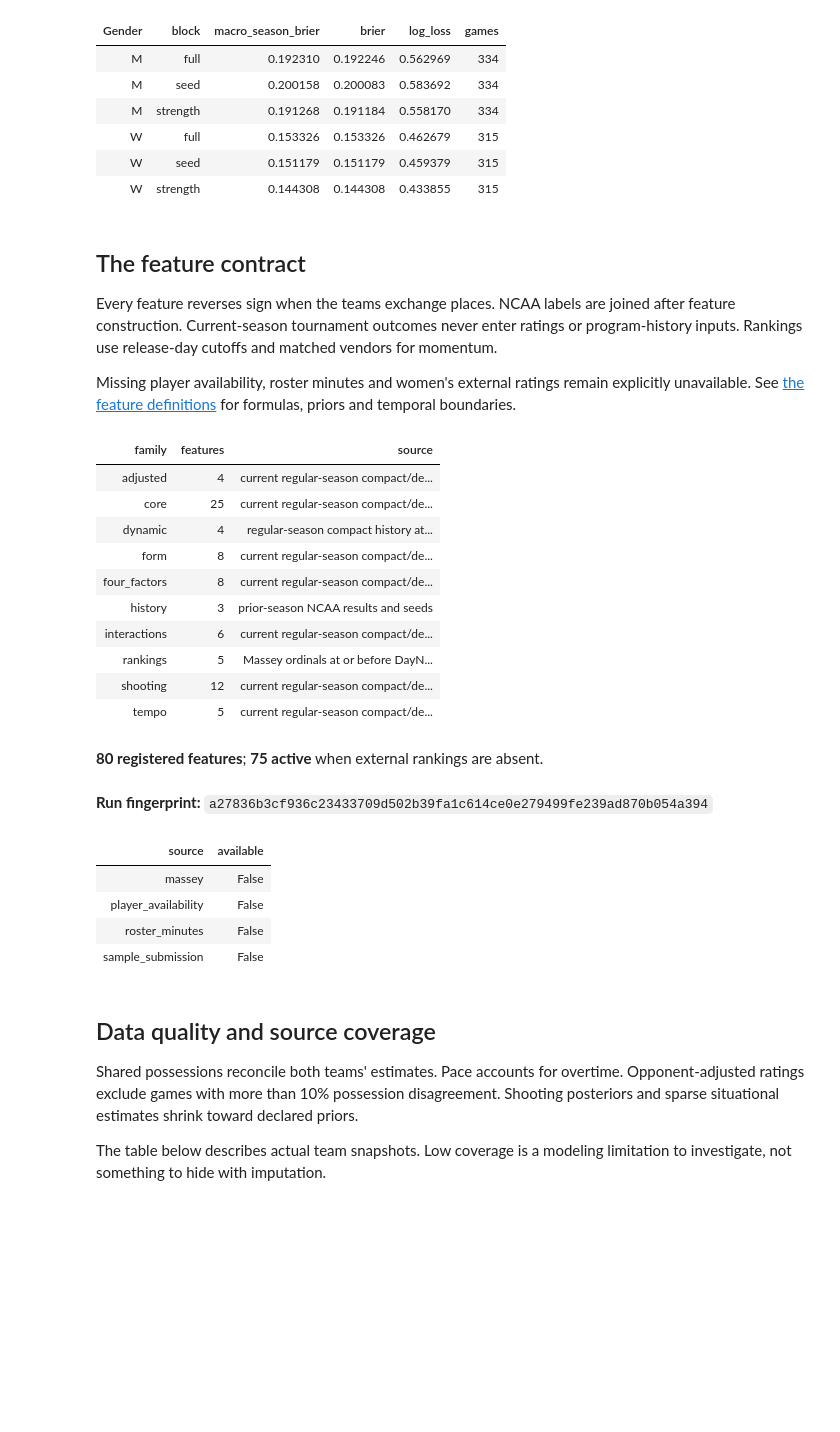
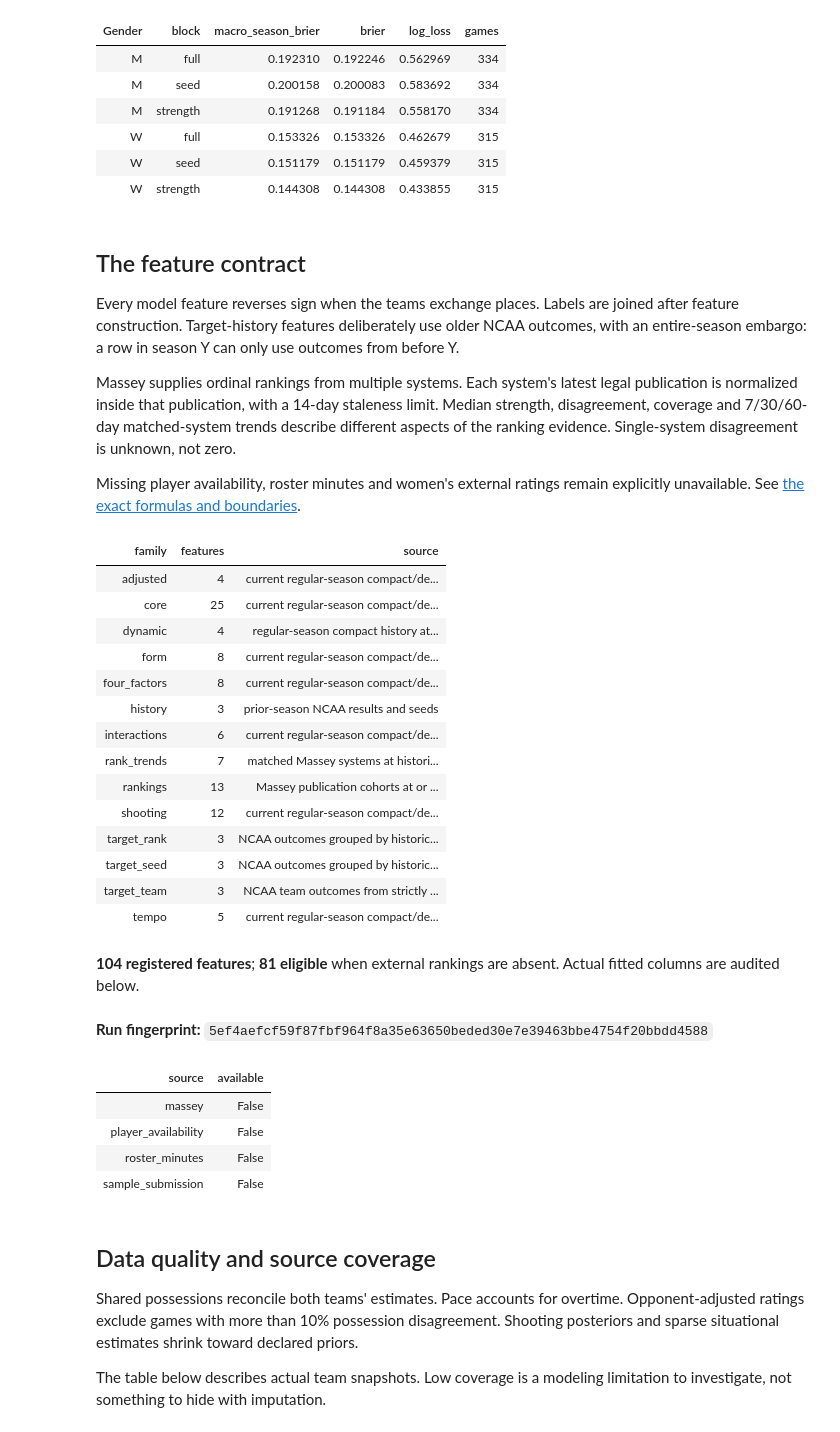
Before and after one commit to alvaromendizabal/march-machine-learning-mania-2026, a Jupyter notebook: notebooks/02_feature_store_and_diagnostics.ipynb, the cells around one changed output. Cells and saved outputs as stored; diff of their text form; code cells hidden in the pictures; blank space fills up the shorter version.

```diff
--- a/notebooks/02_feature_store_and_diagnostics.ipynb
+++ b/notebooks/02_feature_store_and_diagnostics.ipynb
@@ -26,6 +26,11 @@ plt.rcParams.update({"font.family": "DejaVu Sans", "font.size": 11,
 
 def review_source(name):
     local, recorded = ROOT / "outputs" / name, ROOT / "reports" / name
+    if (local / "latest.json").exists():
+        pointer = json.loads((local / "latest.json").read_text())
+        assert pointer["directory"] == pointer["fingerprint"] and len(pointer["directory"]) == 64
+        assert all(c in "0123456789abcdef" for c in pointer["directory"])
+        local = local / pointer["directory"]
     if (local / "summary.json").exists():
         summary = json.loads((local / "summary.json").read_text())
         if summary.get("status") == "completed":
@@ -51,5 +56,8 @@ display(HTML("""<style>.research-table{border-collapse:collapse;font:13px/1.5 Ar
 .research-table th{background:#14243b;color:white;text-align:left;padding:10px}
 .research-table td{padding:8px 10px;border-bottom:1px solid #e1e7ef}
 .research-table tr:nth-child(even){background:#f1f6f8}</style>"""))
+
+if RESULTS is not None:
+    display(Markdown(f"**Resolved report:** `{RESULTS / 'report.html'}`"))
 # %% [output]
 **Evidence source:** completed local run.
@@ -74,32 +83,38 @@ table(prior.query("model == 'logistic' and block in ['seed', 'strength', 'full']
 # %% [markdown]
 ## The feature contract
 
-Every feature reverses sign when the teams exchange places. NCAA labels are joined after feature construction. Current-season tournament outcomes never enter ratings or program-history inputs. Rankings use release-day cutoffs and matched vendors for momentum.
+Every model feature reverses sign when the teams exchange places. Labels are joined after feature construction. Target-history features deliberately use older NCAA outcomes, with an entire-season embargo: a row in season Y can only use outcomes from before Y.
 
-Missing player availability, roster minutes and women's external ratings remain explicitly unavailable. See [the feature definitions](../docs/feature_store.md) for formulas, priors and temporal boundaries.
+Massey supplies ordinal rankings from multiple systems. Each system's latest legal publication is normalized inside that publication, with a 14-day staleness limit. Median strength, disagreement, coverage and 7/30/60-day matched-system trends describe different aspects of the ranking evidence. Single-system disagreement is unknown, not zero.
+
+Missing player availability, roster minutes and women's external ratings remain explicitly unavailable. See [the exact formulas and boundaries](../docs/feature_store.md).
 # %%
 from march_mania.feature_store import feature_registry
 registry = feature_registry()
 inventory = registry.groupby("family").agg(features=("feature", "size"), source=("source", "first")).reset_index()
 table(inventory)
-display(Markdown(f"**{len(registry)} registered features**; **{len(candidate_blocks(False)['full'])} active** when external rankings are absent."))
+display(Markdown(f"**{len(registry)} registered features**; **{len(candidate_blocks(False)['full'])} eligible** when external rankings are absent. Actual fitted columns are audited below."))
 if RESULTS is not None:
     display(Markdown("**Run fingerprint:** `" + SUMMARY["fingerprint"] + "`"))
     table(pd.DataFrame(SUMMARY.get("sources", {}).items(), columns=["source", "available"]))
 # %% [output]
 | family | features | source |
 | adjusted | 4 | current regular-season compact/de... |
 | core | 25 | current regular-season compact/de... |
 | dynamic | 4 | regular-season compact history at... |
 | form | 8 | current regular-season compact/de... |
 | four_factors | 8 | current regular-season compact/de... |
 | history | 3 | prior-season NCAA results and seeds |
 | interactions | 6 | current regular-season compact/de... |
-| rankings | 5 | Massey ordinals at or before DayN... |
+| rank_trends | 7 | matched Massey systems at histori... |
+| rankings | 13 | Massey publication cohorts at or ... |
 | shooting | 12 | current regular-season compact/de... |
+| target_rank | 3 | NCAA outcomes grouped by historic... |
+| target_seed | 3 | NCAA outcomes grouped by historic... |
+| target_team | 3 | NCAA team outcomes from strictly ... |
 | tempo | 5 | current regular-season compact/de... |
-**80 registered features**; **75 active** when external rankings are absent.
+**104 registered features**; **81 eligible** when external rankings are absent. Actual fitted columns are audited below.
-**Run fingerprint:** `a27836b3cf936c23433709d502b39fa1c614ce0e279499fe239ad870b054a394`
+**Run fingerprint:** `5ef4aefcf59f87fbf964f8a35e63650beded30e7e39463bbe4754f20bbdd4588`
 | source | available |
 | massey | False |
 | player_availability | False |
```
Also changed, not shown: parts of 8 cells of this notebook, 28 other files.
